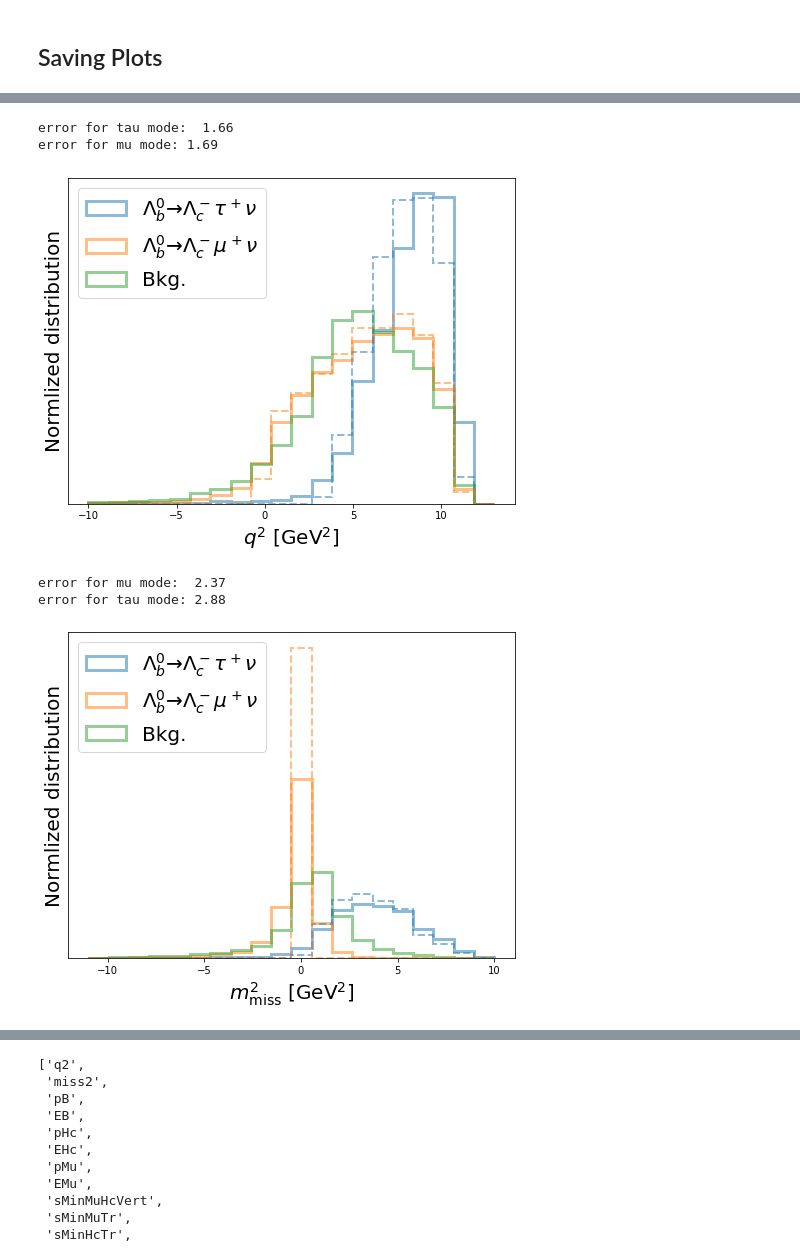
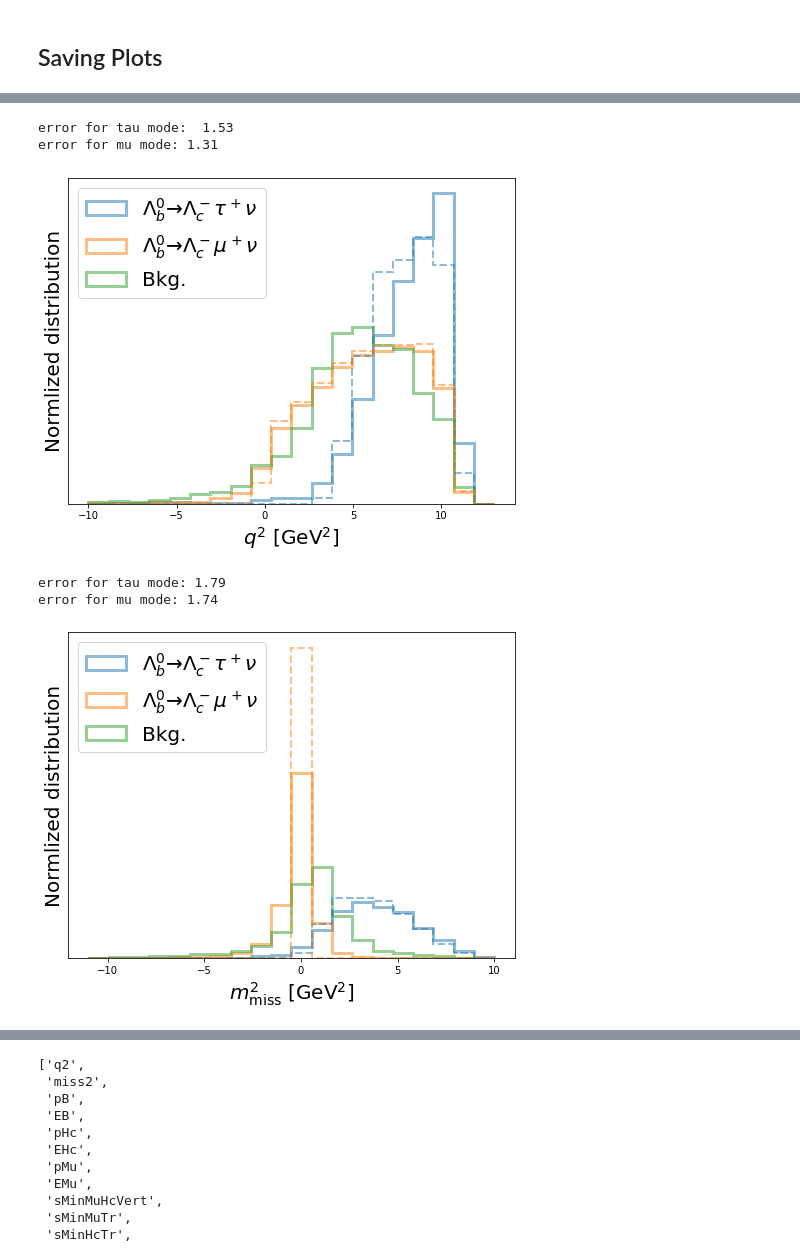
Before and after one commit to ansonkwokth/LFUV_Z-pole, a Jupyter notebook: RLambdac/BDTCut.ipynb, the cells around one changed output, grey strips where cells are left out. Drawn from its saved outputs; the diff is of its cells as text; code cells hidden in the pictures.

```diff
--- a/RLambdac/BDTCut.ipynb
+++ b/RLambdac/BDTCut.ipynb
@@ -345,20 +346,20 @@ Index(['iEvt', 'q2', 'miss2', 'pB', 'EB', 'pHc', 'EHc', 'pMu', 'EMu',
 #             'mK0SHcMu', 'pK0S'
 #            ]
 
-features = ['q2', 'miss2',
-            'pB', 'EB',
-            'pHc', 'EHc',
-            'pMu', 'EMu',
-            'sMinMuHcVert', 'sMinMuTr', 'sMinHcTr', 'sPVHc',
-            'mHcMu',
-            'pPerp', 'mCorr',
-            'D0Max', 'DzMax', 'D0Sum', 'DzSum',
-            'ENeutral03','ENeutral06',
-            'ENeutral03Hadron', 'ENeutral06Hadron',
-            'ENeutral03Photon', 'ENeutral06Photon',
-            'ECharge03', 'ECharge06',
-            'ECharge03PV', 'ECharge06PV',
-            'ECharge03DV', 'ECharge06DV'
+features = ['q2', 'miss2', # check
+            'pB', 'EB',  # check
+            'pHc', 'EHc',  # check
+            'pMu', 'EMu', # check
+            'sMinMuBVert', 'sMinMuHcVert', 'sMinMuTr', 'sMinHcTr', 'sPVHc',  # check
+            'mHcMu', # check
+            'pPerp', 'mCorr',  # check
+            'D0Max', 'DzMax', 'D0Sum', 'DzSum',  # check
+            'ENeutral03','ENeutral06',  # check
+            'ENeutral03Hadron', 'ENeutral06Hadron',  # check
+            'ENeutral03Photon', 'ENeutral06Photon',  # check
+            'ECharge03', 'ECharge06', # check
+            'ECharge03PV', 'ECharge06PV',  # check
+            'ECharge03DV', 'ECharge06DV' # check
            ]
 # %%
 df_train[features] = df_train[features].replace([99999, -np.inf, np.inf], np.nan)
@@ -808,13 +866,13 @@ f = plt.figure(figsize=(8,6))
 ax1 = plt.subplot(111)
 range_=[-10,13]
 
-ax1.hist(df_plot[(df_plot.target==0)]['q2'], weights=df_plot[df_plot.target==0]['reweight'], bins=20, range=range_, density=True, histtype='step', lw=3, label=r'$\Lambda_b^0 \to \Lambda_c^- \tau^+\nu$', alpha=0.5, color='C0');
-ax1.hist(df_plot[(df_plot.target==1)]['q2'], weights=df_plot[df_plot.target==1]['reweight'], bins=20, range=range_, density=True, histtype='step', lw=3, label=r'$\Lambda_b^0 \to \Lambda_c^-  \mu^+\nu$', alpha=0.5, color='C1');
-ax1.hist(df_plot[(df_plot.target!=0)&(df_plot.target!=1)]['q2'], weights=df_plot[(df_plot.target!=0)&(df_plot.target!=1)]['reweight'], bins=20, range=range_, density=True, histtype='step', lw=3, label=r'Bkg.', alpha=0.5, color='C2');
+ax1.hist(df_plot[(df_plot.target==0)]['q2'], weights=df_plot[df_plot.target==0]['reweight']/sum(df_plot[df_plot.target==0]['reweight']), bins=20, range=range_, histtype='step', lw=3, label=r'$\Lambda_b^0 \to \Lambda_c^- \tau^+\nu$', alpha=0.5, color='C0');
+ax1.hist(df_plot[(df_plot.target==1)]['q2'], weights=df_plot[df_plot.target==1]['reweight']/sum(df_plot[df_plot.target==1]['reweight']), bins=20, range=range_, histtype='step', lw=3, label=r'$\Lambda_b^0 \to \Lambda_c^-  \mu^+\nu$', alpha=0.5, color='C1');
+ax1.hist(df_plot[(df_plot.target!=0)&(df_plot.target!=1)]['q2'], weights=df_plot[(df_plot.target!=0)&(df_plot.target!=1)]['reweight']/sum(df_plot[(df_plot.target!=0)&(df_plot.target!=1)]['reweight']), bins=20, range=range_, histtype='step', lw=3, label=r'Bkg.', alpha=0.5, color='C2');
 
 ax1.legend(loc=2, fontsize=20)
-ax1.hist(df_plot[(df_plot.target==0)]['q2True'], weights=df_plot[df_plot.target==0]['reweight'], bins=20, range=range_, density=True, histtype='step', lw=2, label=r'$\Lambda_b^0\to \Lambda_c^- \tau^+\nu$', alpha=0.5, color='C0', linestyle='--');
-ax1.hist(df_plot[(df_plot.target==1)]['q2True'], weights=df_plot[df_plot.target==1]['reweight'], bins=20, range=range_, density=True, histtype='step', lw=2, label=r'$\Lambda_b^0\to \Lambda_c^- \mu^+\nu$', alpha=0.5, color='C1', linestyle='--');
+ax1.hist(df_plot[(df_plot.target==0)]['q2True'], weights=df_plot[df_plot.target==0]['reweight']/sum(df_plot[df_plot.target==0]['reweight']), bins=20, range=range_, histtype='step', lw=2, label=r'$\Lambda_b^0\to \Lambda_c^- \tau^+\nu$', alpha=0.5, color='C0', linestyle='--');
+ax1.hist(df_plot[(df_plot.target==1)]['q2True'], weights=df_plot[df_plot.target==1]['reweight']/sum(df_plot[df_plot.target==1]['reweight']), bins=20, range=range_, histtype='step', lw=2, label=r'$\Lambda_b^0\to \Lambda_c^- \mu^+\nu$', alpha=0.5, color='C1', linestyle='--');
 
 ax1.set_ylabel('Normlized distribution', fontsize=20)
 ax1.set_xlabel(r'$q^2$ [GeV$^2$]', fontsize=20)
@@ -841,48 +899,48 @@ X_Wmean1 = sum(X1 * W1) / sum(W1)
 print("error for tau mode:  {:.2f}".format((sum((X0 - X_Wmean0)**2 * W0) / (sum(W0)*(len(W0)-1)/len(W0)))**0.5))
 print("error for mu mode: {:.2f}".format((sum((X1 - X_Wmean1)**2 * W1) / (sum(W1)*(len(W1)-1)/len(W1)))**0.5))
 # %% [output]
-error for tau mode:  1.66
-error for mu mode: 1.69
+error for tau mode:  1.53
+error for mu mode: 1.31
-[figure, old version]
+[figure, new version]
 # %%
 f = plt.figure(figsize=(8,6))
 ax1 = plt.subplot(111)
 range_=[-11,10]
 
 
-ax1.hist(df_plot[(df_plot.target==0)]['miss2'], weights=df_plot[df_plot.target==0]['reweight'], bins=20, range=range_, density=True, histtype='step', lw=3, label=r'$\Lambda_b^0 \to \Lambda_c^-  \tau^+\nu$', alpha=0.5, color='C0');
-ax1.hist(df_plot[(df_plot.target==1)]['miss2'], weights=df_plot[df_plot.target==1]['reweight'], bins=20, range=range_, density=True, histtype='step', lw=3, label=r'$\Lambda_b^0 \to \Lambda_c^-  \mu^+\nu$', alpha=0.5, color='C1');
-ax1.hist(df_plot[(df_plot.target!=0)&(df_plot.target!=1)]['miss2'], weights=df_plot[(df_plot.target!=0)&(df_plot.target!=1)]['reweight'], bins=20, range=range_, density=True, histtype='step', lw=3, label=r'Bkg.', alpha=0.5, color='C2');
+ax1.hist(df_plot[(df_plot.target==0)]['miss2'], weights=df_plot[df_plot.target==0]['reweight']/sum(df_plot[df_plot.target==0]['reweight']), bins=20, range=range_, histtype='step', lw=3, label=r'$\Lambda_b^0 \to \Lambda_c^-  \tau^+\nu$', alpha=0.5, color='C0');
+ax1.hist(df_plot[(df_plot.target==1)]['miss2'], weights=df_plot[df_plot.target==1]['reweight']/sum(df_plot[df_plot.target==1]['reweight']), bins=20, range=range_, histtype='step', lw=3, label=r'$\Lambda_b^0 \to \Lambda_c^-  \mu^+\nu$', alpha=0.5, color='C1');
+ax1.hist(df_plot[(df_plot.target!=0)&(df_plot.target!=1)]['miss2'], weights=df_plot[(df_plot.target!=0)&(df_plot.target!=1)]['reweight']/sum(df_plot[(df_plot.target!=0)&(df_plot.target!=1)]['reweight']), bins=20, range=range_, histtype='step', lw=3, label=r'Bkg.', alpha=0.5, color='C2');
 
 ax1.legend(loc=2, fontsize=20)
-ax1.hist(df_plot[(df_plot.target==0)]['miss2True'], weights=df_plot[df_plot.target==0]['reweight'], bins=20, range=range_, density=True, histtype='step', lw=2, label=r'true $\Lambda_b^0\to \Lambda_c^- \tau^+\nu$', alpha=0.5, color='C0', linestyle='--');
-ax1.hist(df_plot[(df_plot.target==1)]['miss2True'], weights=df_plot[df_plot.target==1]['reweight'], bins=20, range=range_, density=True, histtype='step', lw=2, label=r'true $\Lambda_b^0\to \Lambda_c^- \mu^+\nu$', alpha=0.5, color='C1', linestyle='--');
+ax1.hist(df_plot[(df_plot.target==0)]['miss2True'], weights=df_plot[df_plot.target==0]['reweight']/sum(df_plot[df_plot.target==0]['reweight']), bins=20, range=range_, histtype='step', lw=2, label=r'true $\Lambda_b^0\to \Lambda_c^- \tau^+\nu$', alpha=0.5, color='C0', linestyle='--');
+ax1.hist(df_plot[(df_plot.target==1)]['miss2True'], weights=df_plot[df_plot.target==1]['reweight']/sum(df_plot[df_plot.target==1]['reweight']), bins=20, range=range_, histtype='step', lw=2, label=r'true $\Lambda_b^0\to \Lambda_c^- \mu^+\nu$', alpha=0.5, color='C1', linestyle='--');
 
 ax1.set_ylabel('Normlized distribution', fontsize=20)
 ax1.set_xlabel(r'$m_{\rm miss}^2$ [GeV$^2$]', fontsize=20)
 ax1.set_yticks([])
 
 f.savefig('./figures/Lambdabmiss2')
 # f.savefig('./figures/Lambdabmiss2_20noise')
 
 
 X_mea0 = df_plot[(df_plot.target==0)]['miss2']
 X_mea1 = df_plot[(df_plot.target==1)]['miss2']
 X_tru0 = df_plot[(df_plot.target==0)]['miss2True']
 X_tru1 = df_plot[(df_plot.target==1)]['miss2True']
 
 X0 = X_mea0 - X_tru0
 X1 = X_mea1 - X_tru1
 
 W0 = df_plot[(df_plot.target==0)]['reweight']
 W1 = df_plot[(df_plot.target==1)]['reweight']
 
 X_Wmean0 = sum(X0 * W0) / sum(W0)
 X_Wmean1 = sum(X1 * W1) / sum(W1)
 
-print("error for mu mode:  {:.2f}".format((sum((X0 - X_Wmean0)**2 * W0) / (sum(W0)*(len(W0)-1)/len(W0)))**0.5))
-print("error for tau mode: {:.2f}".format((sum((X1 - X_Wmean1)**2 * W1) / (sum(W1)*(len(W1)-1)/len(W1)))**0.5))
+print("error for tau mode: {:.2f}".format((sum((X0 - X_Wmean0)**2 * W0) / (sum(W0)*(len(W0)-1)/len(W0)))**0.5))
+print("error for mu mode: {:.2f}".format((sum((X1 - X_Wmean1)**2 * W1) / (sum(W1)*(len(W1)-1)/len(W1)))**0.5))
 # %% [output]
-error for mu mode:  2.37
-error for tau mode: 2.88
+error for tau mode: 1.79
+error for mu mode: 1.74
-[figure, old version]
+[figure, new version]
```
Also changed, not shown: parts of 18 cells of this notebook, 4 other files.
